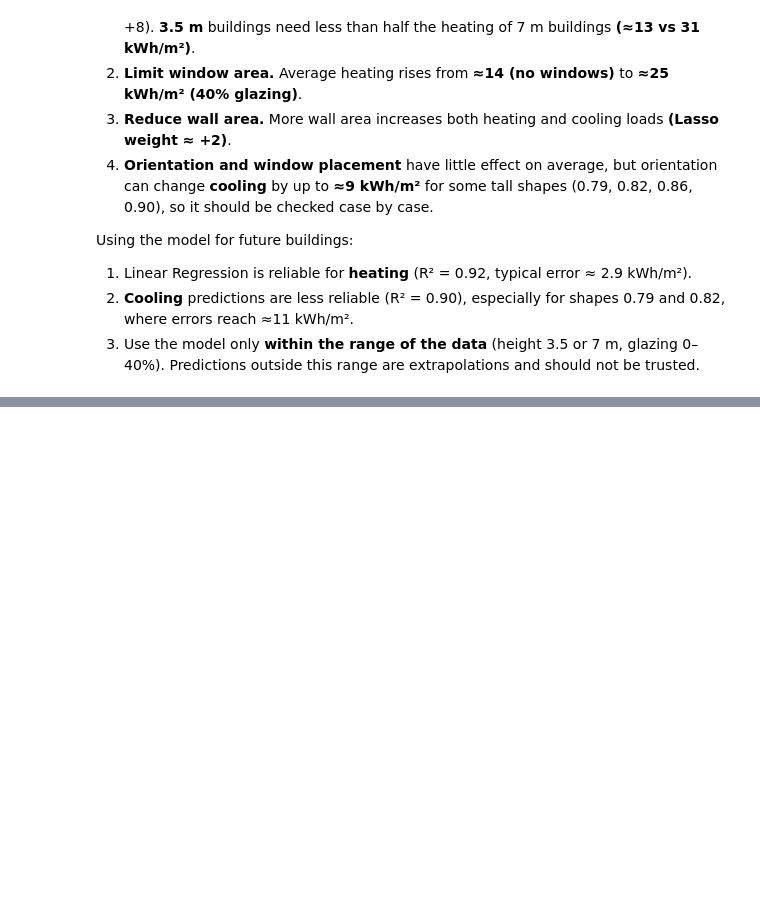
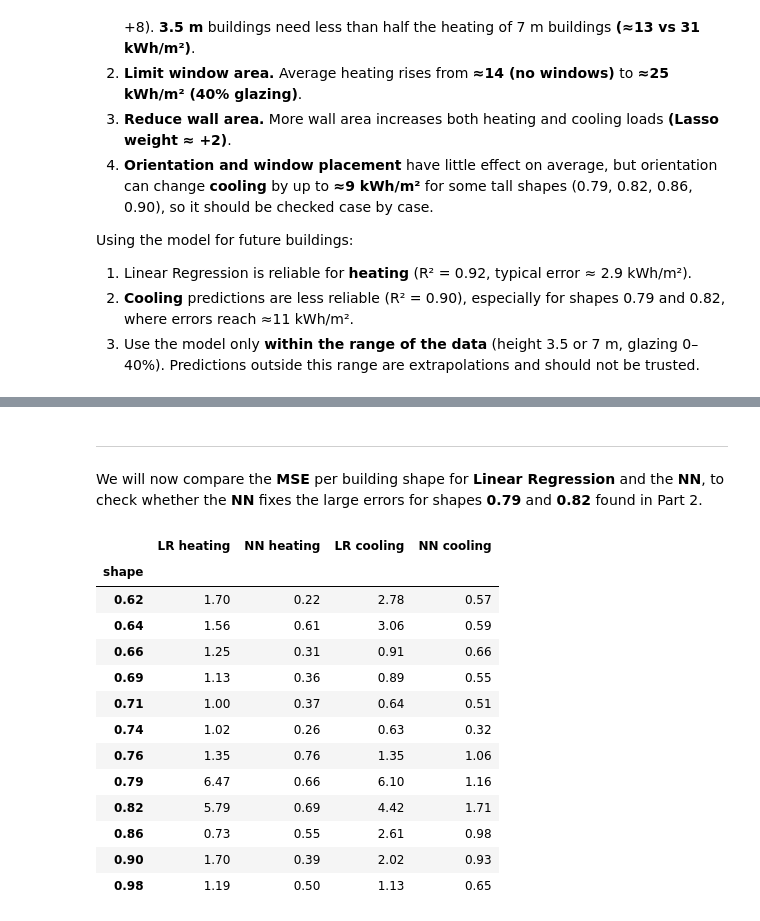
Before and after one commit to iemkhizer/energy-efficiency-regression, a Jupyter notebook: DS25-AS2-ID.ipynb, the cells around one changed output, grey strips where cells are left out. Cells and saved outputs as stored; diff of their text form; code cells hidden in the pictures; blank space fills up the shorter version.

```diff
--- a/DS25-AS2-ID.ipynb
+++ b/DS25-AS2-ID.ipynb
@@ -856,0 +1064,29 @@ Using the model for future buildings:
+# %% [markdown]
+---
+# %% [markdown]
+We will now compare the **MSE** per building shape for **Linear Regression** and the **NN**, to check whether the **NN** fixes the large errors for shapes **0.79** and **0.82** found in Part 2.
+# %%
+shape_errors = pd.DataFrame({
+    "shape":      X_test["Relative_Compactness"].values,
+    "LR heating": (actual_heat - predicted_heat).abs().values,
+    "NN heating": (actual_heat - nn_predict[:, 0]).abs().values,
+    "LR cooling": (actual_cool - predicted_cool).abs().values,
+    "NN cooling": (actual_cool - nn_predict[:, 1]).abs().values,
+})
+
+shape_errors.groupby("shape").mean().round(2)
+# %% [output]
+|  | LR heating | NN heating | LR cooling | NN cooling |
+| shape |  |  |  |  |
+| 0.62 | 1.70 | 0.22 | 2.78 | 0.57 |
+| 0.64 | 1.56 | 0.61 | 3.06 | 0.59 |
+| 0.66 | 1.25 | 0.31 | 0.91 | 0.66 |
+| 0.69 | 1.13 | 0.36 | 0.89 | 0.55 |
+| 0.71 | 1.00 | 0.37 | 0.64 | 0.51 |
+| 0.74 | 1.02 | 0.26 | 0.63 | 0.32 |
+| 0.76 | 1.35 | 0.76 | 1.35 | 1.06 |
+| 0.79 | 6.47 | 0.66 | 6.10 | 1.16 |
+| 0.82 | 5.79 | 0.69 | 4.42 | 1.71 |
+| 0.86 | 0.73 | 0.55 | 2.61 | 0.98 |
+| 0.90 | 1.70 | 0.39 | 2.02 | 0.93 |
+| 0.98 | 1.19 | 0.50 | 1.13 | 0.65 |
```
Also changed, not shown: parts of 29 cells of this notebook, 2 other files.
